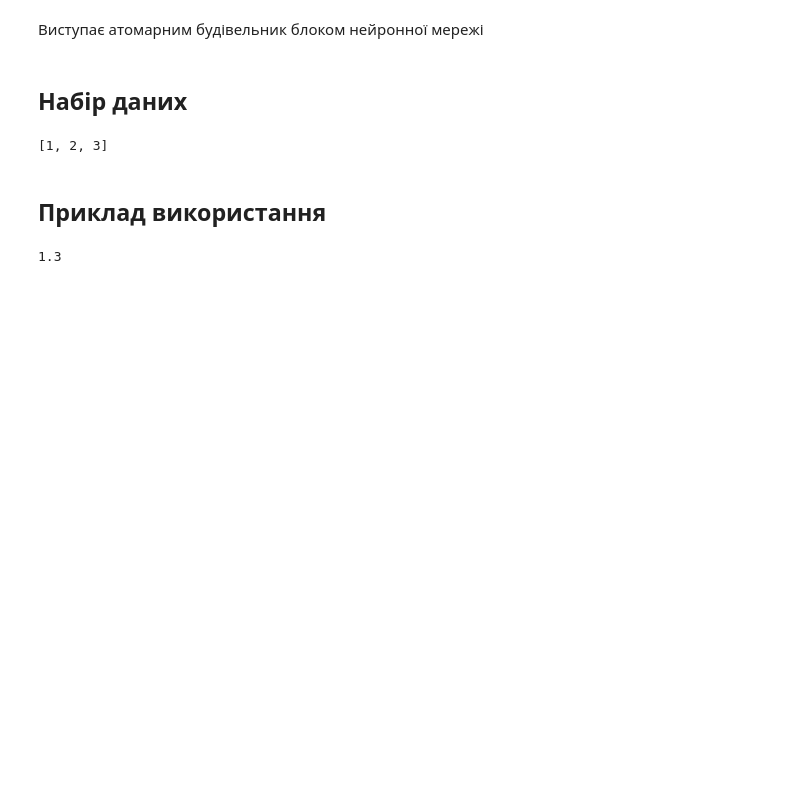
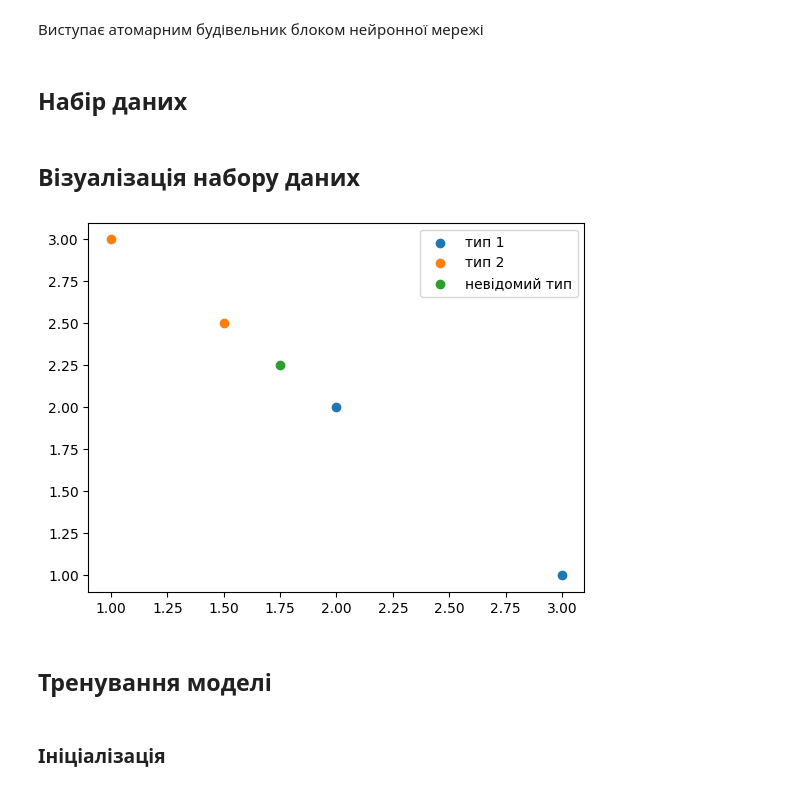
Before and after one commit to Acousticdesk/course-project-data-analysis, a Jupyter notebook: Neural Network.ipynb, the cells around one changed output. Cells and saved outputs as stored; diff of their text form; code cells hidden in the pictures; blank space fills up the shorter version.

```diff
--- a/Neural Network.ipynb
+++ b/Neural Network.ipynb
@@ -52,17 +135,41 @@ class Neuron:
 ## Набір даних
 # %%
 # [length, width, class]
-entities = [
+entities_class_1 = [
     [3, 1, 1],
-    [3, 2, 1],
-    [3, 3, 0],
+    [2, 2, 1]
 ]
+
+entities_class_2 = [
+    [1, 3, 0],
+    [1.5, 2.5, 1]
+]
+
+entities = entities_class_1 + entities_class_2
+
+entity_secret = [1.75, 2.25]
-# %% [output]
-[1, 2, 3]
-# %% [markdown]
-## Приклад використання
-# %%
-n = Neuron([3, 1], [0.2, 0.7], 0)
-n.forward()
-# %% [output]
-1.3
+# %% [markdown]
+## Візуалізація набору даних
+# %%
+import matplotlib.pyplot as plt
+
+x = list(map(lambda e: e[0], entities_class_1))
+y = list(map(lambda e: e[1], entities_class_1))
+
+x2 = list(map(lambda e: e[0], entities_class_2))
+y2 = list(map(lambda e: e[1], entities_class_2))
+
+plt.scatter(x, y)
+plt.scatter(x2, y2)
+plt.scatter(entity_secret[0], entity_secret[1])
+
+
+plt.legend(['тип 1', 'тип 2', 'невідомий тип'])
+
+plt.show()
+# %% [output]
+[figure, added]
+# %% [markdown]
+## Тренування моделі
+# %% [markdown]
+### Ініціалізація
```
Also changed, not shown: parts of 21 cells of this notebook, 1 other file.
